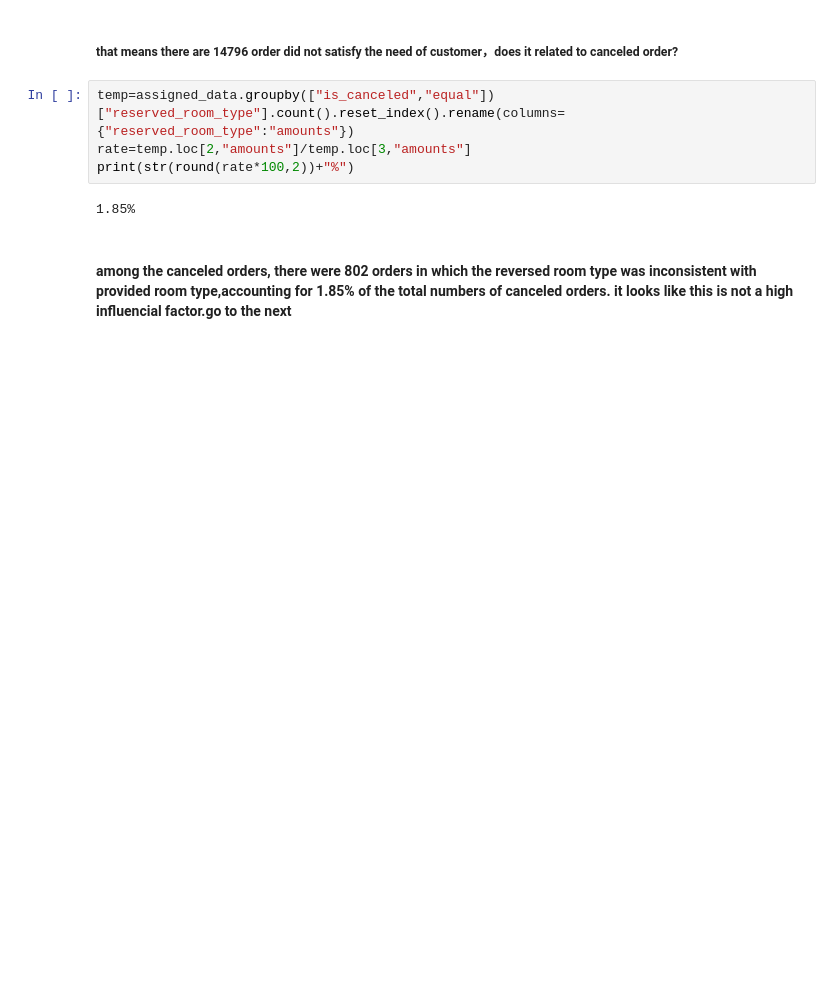
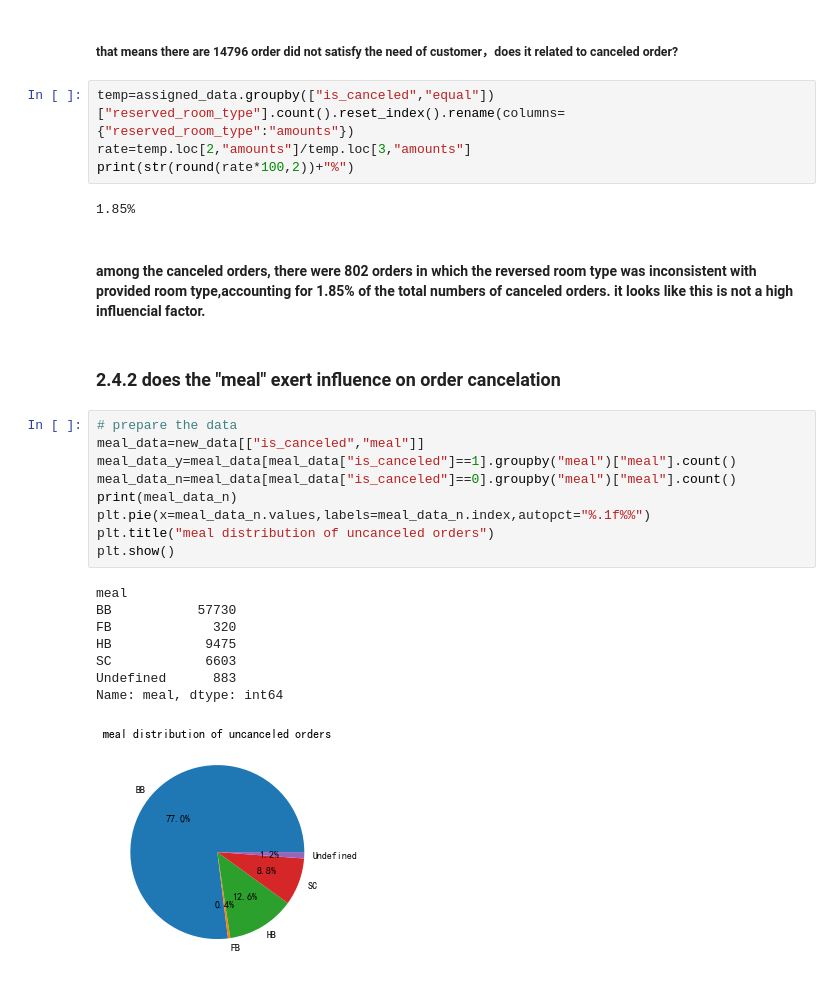
Before and after one commit to DuanLee2520/hotel, a Jupyter notebook: analyze.ipynb, the cells around one changed output. Saved outputs shown, nothing was run; the diff lists cells and outputs as text; blank space fills up the shorter version.

```diff
--- a/analyze.ipynb
+++ b/analyze.ipynb
@@ -429,4 +429,24 @@ print(str(round(rate*100,2))+"%")
 # %% [output]
 1.85%
 # %% [markdown]
-#### among the canceled orders, there were 802 orders in which the reversed room type was inconsistent with provided room type,accounting for 1.85% of the total numbers of canceled orders. it looks like this is not a high influencial factor.go to the next
+#### among the canceled orders, there were 802 orders in which the reversed room type was inconsistent with provided room type,accounting for 1.85% of the total numbers of canceled orders. it looks like this is not a high influencial factor.
+# %% [markdown]
+### 2.4.2 does the "meal" exert influence on order cancelation
+# %%
+# prepare the data
+meal_data=new_data[["is_canceled","meal"]]
+meal_data_y=meal_data[meal_data["is_canceled"]==1].groupby("meal")["meal"].count()
+meal_data_n=meal_data[meal_data["is_canceled"]==0].groupby("meal")["meal"].count()
+print(meal_data_n)
+plt.pie(x=meal_data_n.values,labels=meal_data_n.index,autopct="%.1f%%")
+plt.title("meal distribution of uncanceled orders")
+plt.show()
+# %% [output]
+meal
+BB           57730
+FB             320
+HB            9475
+SC            6603
+Undefined      883
+Name: meal, dtype: int64
+[figure, added]
```
Also changed, not shown: parts of 15 cells of this notebook.
